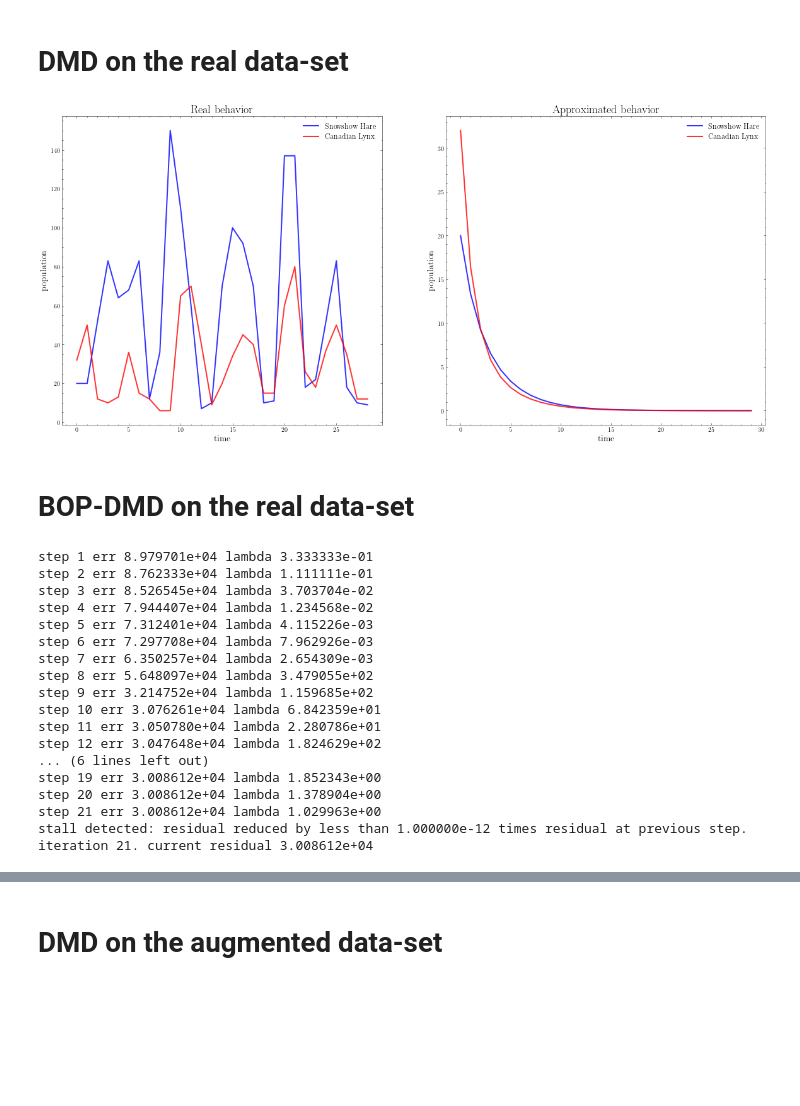
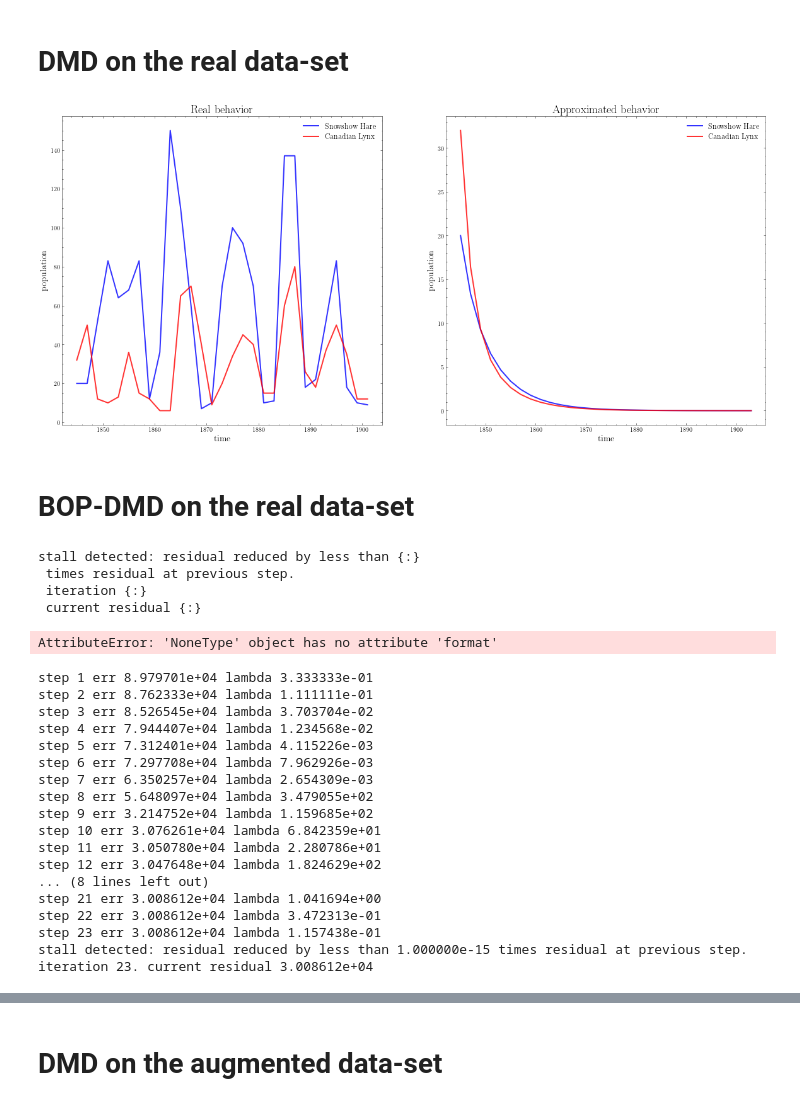
Before and after one commit to tdinelli/Modelling-From-Measurements, a Jupyter notebook: Notebooks/Part-1.ipynb, the cells around one changed output, grey strips where cells are left out. Cells and saved outputs as stored; diff of their text form; code cells hidden in the pictures; blank space fills up the shorter version.

```diff
--- a/Notebooks/Part-1.ipynb
+++ b/Notebooks/Part-1.ipynb
@@ -122,39 +125,63 @@ for i in range(len(time)):
 # %%
 fig = plt.figure(figsize=(20, 9))
 
 ax = plt.subplot(1,2,1)
-h = ax.plot(X[0, :], linewidth='2', color='blue', alpha=0.8)
-h = ax.plot(X[1, :], linewidth='2', color='red', alpha=0.8)
+h = ax.plot(yr[:-1], X[0, :], linewidth='2', color='blue', alpha=0.8)
+h = ax.plot(yr[:-1], X[1, :], linewidth='2', color='red', alpha=0.8)
 ax.set_title('Real behavior', fontsize = 18)
 plt.xlabel('time', fontsize = 14)
 plt.ylabel('population', fontsize = 14)
 plt.legend(['Snowshow Hare', 'Canadian Lynx'], fontsize = 12)
 
 ax = plt.subplot(1,2,2)
-h = ax.plot(np.real(x_dmd[0, :]), linewidth='2', color='blue', alpha=0.8)
-h = ax.plot(np.real(x_dmd[1, :]), linewidth='2', color='red', alpha=0.8)
+h = ax.plot(yr, np.real(x_dmd[0, :]), linewidth='2', color='blue', alpha=0.8)
+h = ax.plot(yr, np.real(x_dmd[1, :]), linewidth='2', color='red', alpha=0.8)
 ax.set_title('Approximated behavior', fontsize = 18)
 plt.xlabel('time', fontsize = 14)
 plt.ylabel('population', fontsize = 14)
 plt.legend(['Snowshow Hare', 'Canadian Lynx'], fontsize = 12)
 fig.savefig('Figures/DMD_realset.pdf', format='pdf', dpi=1200)
 plt.show()
 # %% [output]
-[figure, old version]
+[figure, new version]
 # %% [markdown]
 # BOP-DMD on the real data-set
+# %%
+r = 2
+imode = 2
+X = tmp_data[:,:]
+years = np.array(yr)
+years = np.reshape(years, (1,len(years)))
+w, e, b = optdmd(X,years,r,imode)
+# %% [output]
+stall detected: residual reduced by less than {:}
+ times residual at previous step.
+ iteration {:}
+ current residual {:}
+AttributeError: 'NoneType' object has no attribute 'format'
 # %%
 eng = matlab.engine.start_matlab()
 # %%
-r = 2
+X = tmp_data[:,:]
 agg = os.path.join(os.getcwd(), 'Utility', 'MatlabBOPDMD')
 eng.addpath(agg, nargout=0)
 
+r = 2
 imode = 1
-xxx = matlab.double(tmp_data.tolist())
-ttt = matlab.double(time.tolist())
 
-w, e, b, atilde, u, afull = eng.optdmd(xxx, ttt, r, imode, nargout=6)
+maxiter = 50 # maximum number of iterations
+tol = 1e-10 # tolerance of fit
+eps_stall = 1e-15 # tolerance for detecting a stalled optimization
+
+opts = eng.varpro_opts('maxiter',maxiter,'tol',tol,'eps_stall',eps_stall, nargout=1)
+
+U,Sigma,VT = np.linalg.svd(X,full_matrices=False)
+
+xxx = matlab.double(X.tolist())
+ttt = matlab.double(vector = yr.tolist())
+uuu = matlab.double(U.tolist())
+
+w, e, b = eng.optdmd(xxx, ttt, r, imode,opts,[],uuu, nargout=3)
 # %% [output]
 step 1 err 8.979701e+04 lambda 3.333333e-01
 step 2 err 8.762333e+04 lambda 1.111111e-01
@@ -168,11 +195,11 @@ step 9 err 3.214752e+04 lambda 1.159685e+02
 step 10 err 3.076261e+04 lambda 6.842359e+01
 step 11 err 3.050780e+04 lambda 2.280786e+01
 step 12 err 3.047648e+04 lambda 1.824629e+02
-... (6 lines left out)
-step 19 err 3.008612e+04 lambda 1.852343e+00
-step 20 err 3.008612e+04 lambda 1.378904e+00
-step 21 err 3.008612e+04 lambda 1.029963e+00
-stall detected: residual reduced by less than 1.000000e-12 times residual at previous step. iteration 21. current residual 3.008612e+04
+... (8 lines left out)
+step 21 err 3.008612e+04 lambda 1.041694e+00
+step 22 err 3.008612e+04 lambda 3.472313e-01
+step 23 err 3.008612e+04 lambda 1.157438e-01
+stall detected: residual reduced by less than 1.000000e-15 times residual at previous step. iteration 23. current residual 3.008612e+04
 # %%
 eng.quit()
 # %%
```
Also changed, not shown: parts of 7 cells of this notebook.
